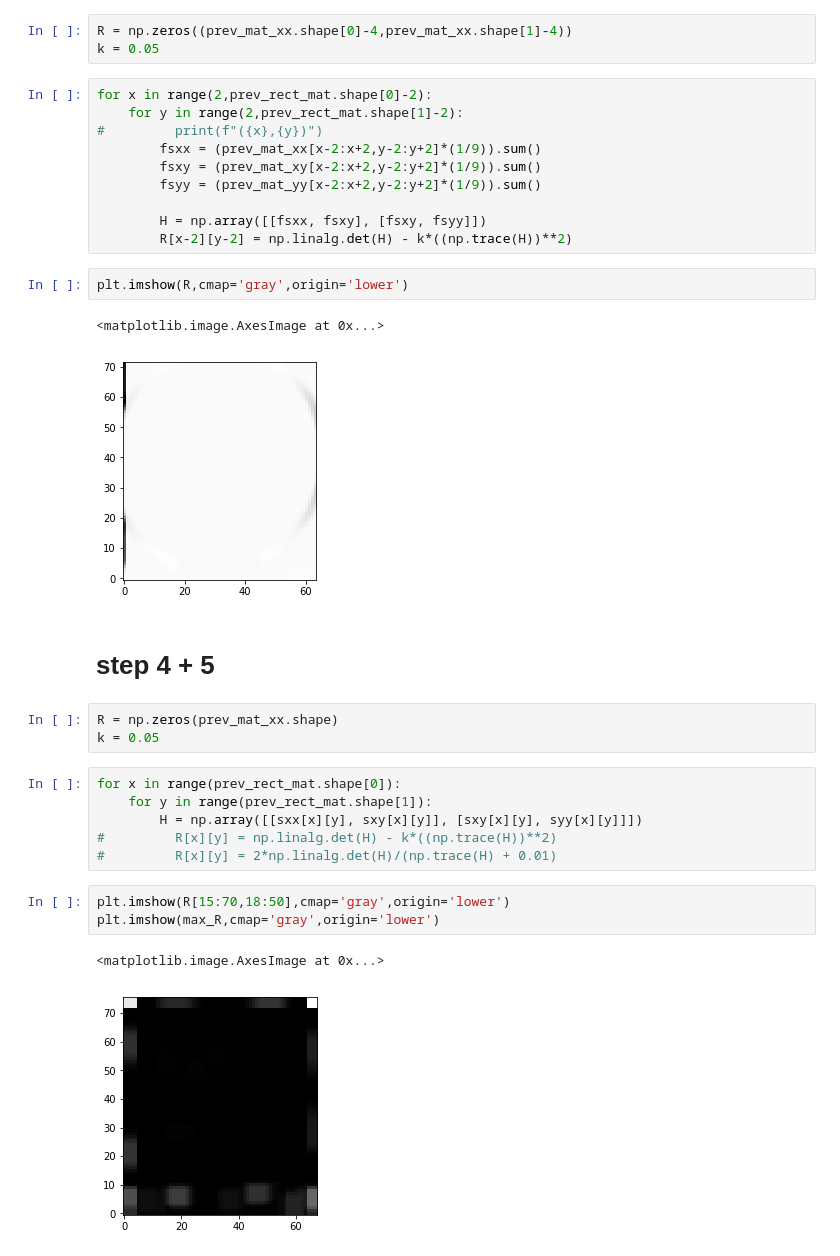
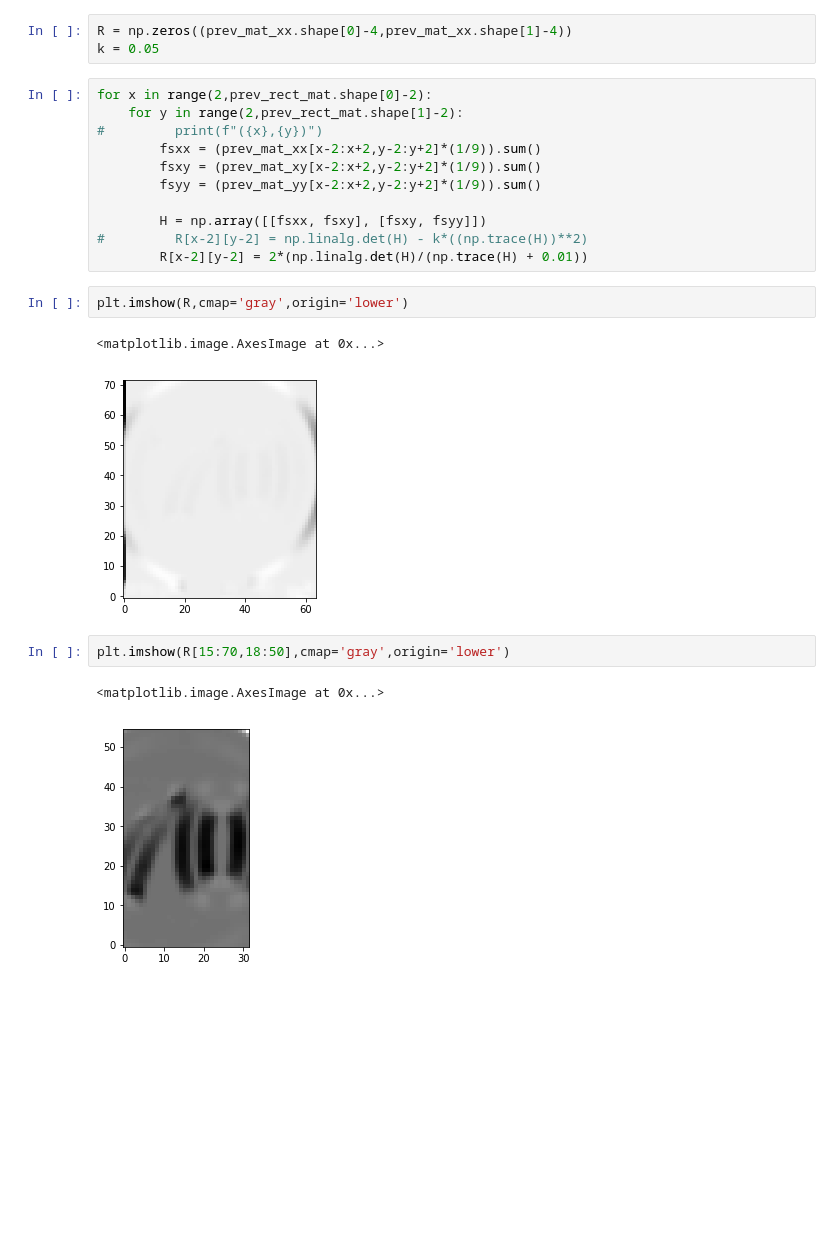
Before and after one commit to hodayamar/excellenteam-python-mobileye-distance-calculation, a Jupyter notebook: efrat-harris-script.ipynb, the cells around one changed output. Saved outputs shown, nothing was run; the diff lists cells and outputs as text; blank space fills up the shorter version.

```diff
--- a/efrat-harris-script.ipynb
+++ b/efrat-harris-script.ipynb
@@ -82,26 +82,15 @@ for x in range(2,prev_rect_mat.shape[0]-2):
         fsyy = (prev_mat_yy[x-2:x+2,y-2:y+2]*(1/9)).sum()
 
         H = np.array([[fsxx, fsxy], [fsxy, fsyy]])
-        R[x-2][y-2] = np.linalg.det(H) - k*((np.trace(H))**2)
+#         R[x-2][y-2] = np.linalg.det(H) - k*((np.trace(H))**2)
+        R[x-2][y-2] = 2*(np.linalg.det(H)/(np.trace(H) + 0.01))
 # %%
 plt.imshow(R,cmap='gray',origin='lower')
 # %% [output]
 <matplotlib.image.AxesImage at 0x...>
-[figure, old version]
+[figure, new version]
-# %% [markdown]
-# step 4 + 5
-# %%
-R = np.zeros(prev_mat_xx.shape)
-k = 0.05
-# %%
-for x in range(prev_rect_mat.shape[0]):
-    for y in range(prev_rect_mat.shape[1]):
-        H = np.array([[sxx[x][y], sxy[x][y]], [sxy[x][y], syy[x][y]]])
-#         R[x][y] = np.linalg.det(H) - k*((np.trace(H))**2)
-#         R[x][y] = 2*np.linalg.det(H)/(np.trace(H) + 0.01)
 # %%
 plt.imshow(R[15:70,18:50],cmap='gray',origin='lower')
-plt.imshow(max_R,cmap='gray',origin='lower')
 # %% [output]
 <matplotlib.image.AxesImage at 0x...>
-[figure, old version]
+[figure, new version]
```
Also changed, not shown: parts of 8 cells of this notebook.
